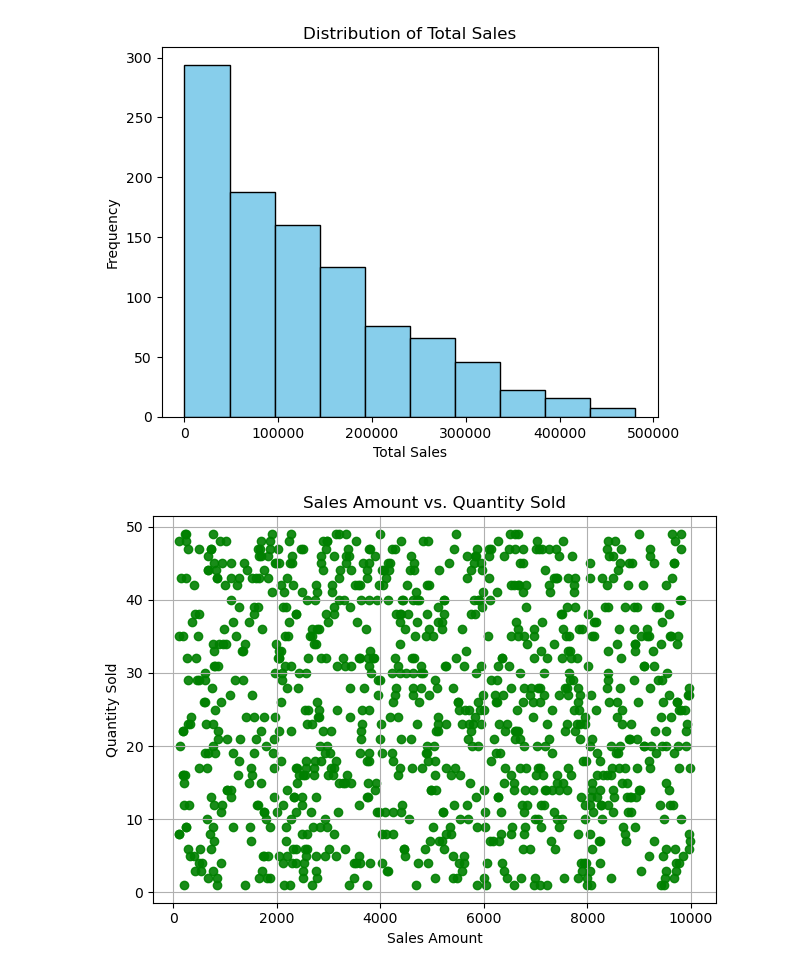
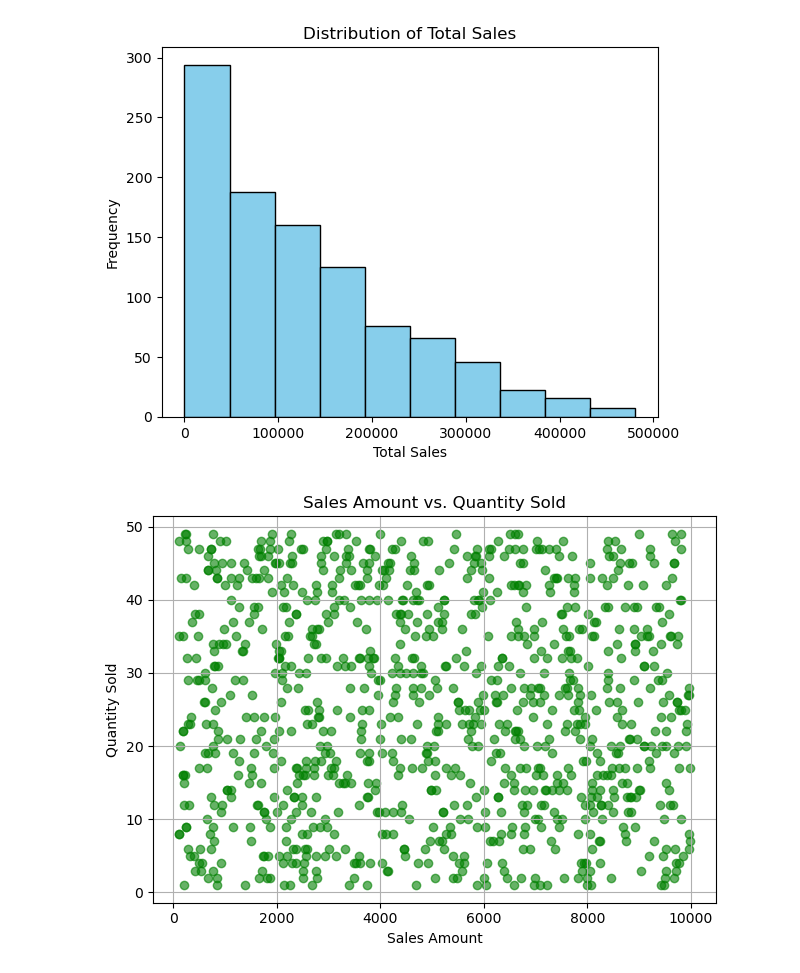
Before and after one commit to ifeyichukwu/PLP-Python-Projects, a Jupyter notebook: week_7_assignment.ipynb, the cells around one changed output. Drawn from its saved outputs; the diff is of its cells as text; code cells hidden in the pictures.

```diff
--- a/week_7_assignment.ipynb
+++ b/week_7_assignment.ipynb
@@ -242,12 +241,12 @@ Text(0, 0.5, 'Frequency')
 [figure]
 # %%
 # Scatter plot
-plt.scatter(sales_data["Sales_Amount"], sales_data["Quantity_Sold"], color="green", alpha=0.9)
+plt.scatter(sales_data["Sales_Amount"], sales_data["Quantity_Sold"], color="green", alpha=0.6)
 plt.title("Sales Amount vs. Quantity Sold")
 plt.xlabel("Sales Amount")
 plt.ylabel("Quantity Sold")
 plt.grid(True)
 plt.tight_layout()
 plt.show()
 # %% [output]
-[figure, old version]
+[figure, new version]
```
Also changed, not shown: parts of 2 cells of this notebook.
